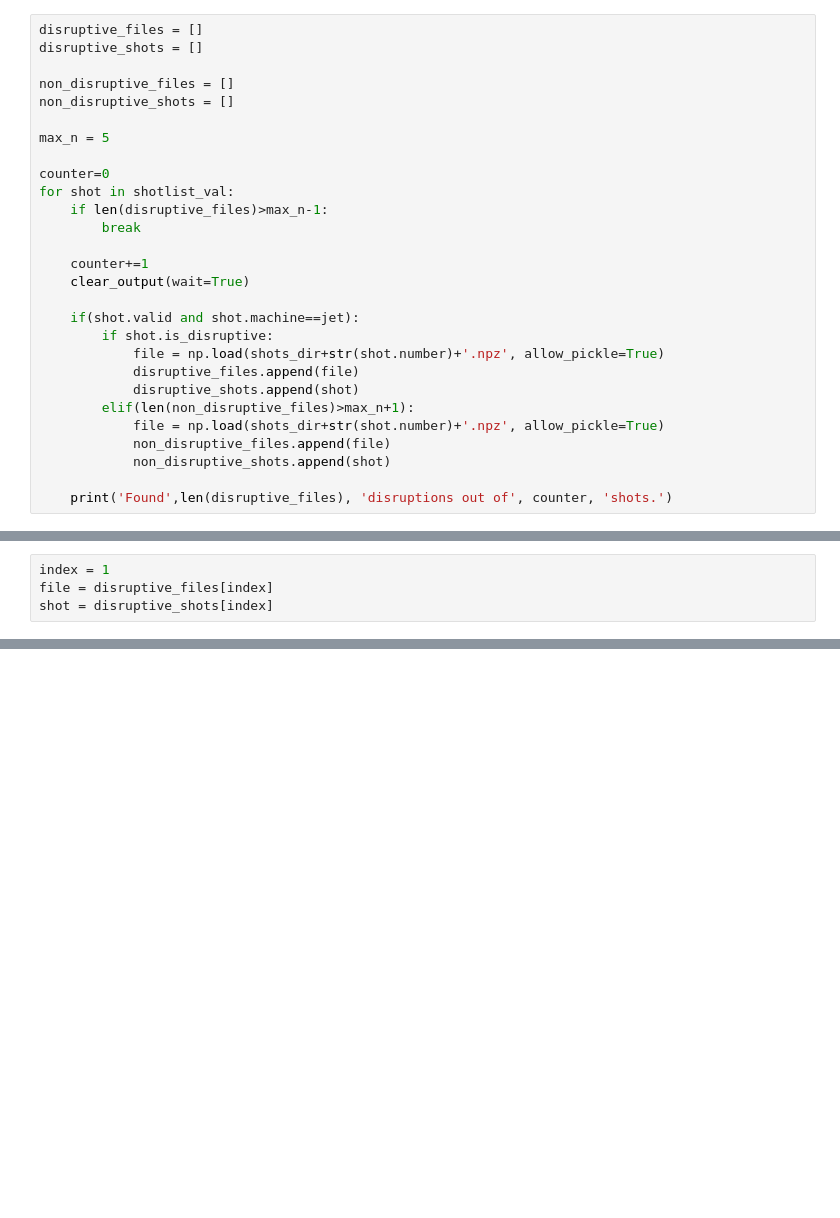
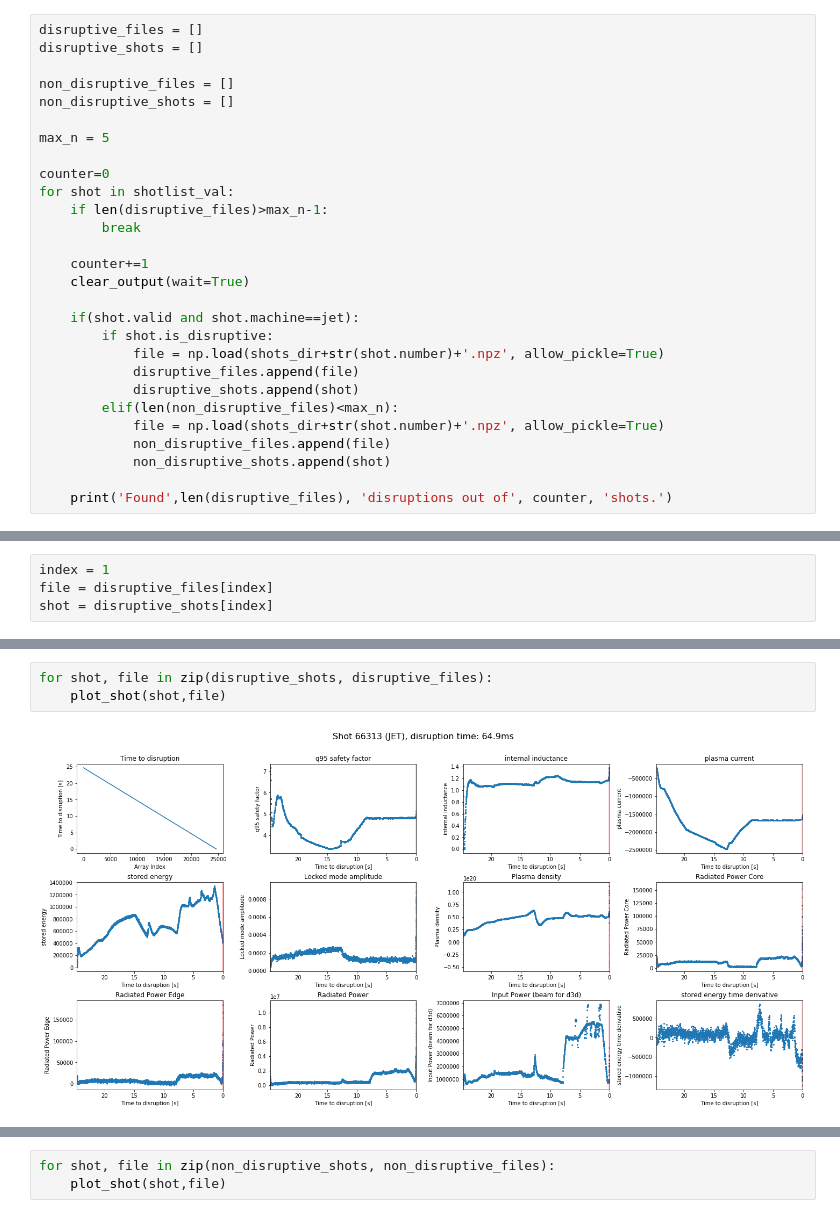
Before and after one commit to Wouter-VDP/PlasmaNotebooks, a Jupyter notebook: ExploreProcessedData.ipynb, the cells around one changed output, grey strips where cells are left out. Drawn from its saved outputs; the diff is of its cells as text; blank space fills up the shorter version.

```diff
--- a/ExploreProcessedData.ipynb
+++ b/ExploreProcessedData.ipynb
@@ -148,7 +197,7 @@ for shot in shotlist_val:
             file = np.load(shots_dir+str(shot.number)+'.npz', allow_pickle=True)
             disruptive_files.append(file)
             disruptive_shots.append(shot)
-        elif(len(non_disruptive_files)>max_n+1):
+        elif(len(non_disruptive_files)<max_n):
             file = np.load(shots_dir+str(shot.number)+'.npz', allow_pickle=True)
             non_disruptive_files.append(file)
             non_disruptive_shots.append(shot)
@@ -208,0 +212,5 @@ fig.savefig(outdir+'{}{}.pdf'.format(shot.machine, shot.number))
+# %%
+for shot, file in zip(disruptive_shots, disruptive_files):
+    plot_shot(shot,file)
+# %% [output]
+[figure, added]
@@ -208,0 +221,3 @@ fig.savefig(outdir+'{}{}.pdf'.format(shot.machine, shot.number))
+# %%
+for shot, file in zip(non_disruptive_shots, non_disruptive_files):
+    plot_shot(shot,file)
```
Also changed, not shown: parts of 12 cells of this notebook, 15 other files.
